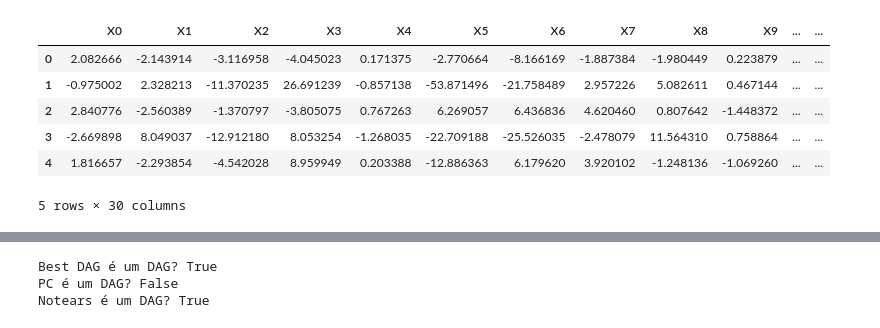
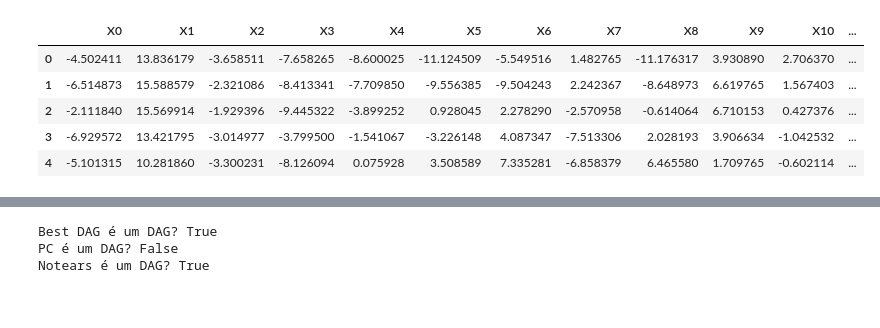
Before and after one commit to DuarteDvv/genetic_causal_graph, a Jupyter notebook: experiments.ipynb, the cells around one changed output, grey strips where cells are left out. Cells and saved outputs as stored; diff of their text form; code cells hidden in the pictures.

```diff
--- a/experiments.ipynb
+++ b/experiments.ipynb
@@ -22,12 +22,19 @@ Note: you may need to restart the kernel to use updated packages.
 from castle.common import GraphDAG
 from castle.datasets import IIDSimulation, DAG
 import pandas as pd
+import random
+import numpy as np
+
+SEED = 42
+random.seed(SEED)
+np.random.seed(SEED)
 
 # gera um DAG aleatório com pesos
-weighted_random_dag = DAG.erdos_renyi(n_nodes=30, n_edges=120, weight_range=(0.5, 2.0), seed=1)
+weighted_random_dag = DAG.erdos_renyi(n_nodes=20, n_edges=80, weight_range=(0.5, 2.0), seed=1)
 
 # gera um dataset a partir do DAG
-dataset = IIDSimulation(W=weighted_random_dag, n=1000, method='linear', sem_type='gauss')
+# dataset = IIDSimulation(W=weighted_random_dag, n=1000, method='linear', sem_type='gauss') # linear: X = W @ X + noise
+dataset = IIDSimulation(W=weighted_random_dag, n=1000, method='nonlinear', sem_type='mlp') # nonlinear: X = W @ mlp(X) + noise
 true_causal_matrix, X = dataset.B, dataset.X
 
 df_X = pd.DataFrame(X, columns=[f'X{i}' for i in range(X.shape[1])])
@@ -38,10 +44,9 @@ df_X.head()
-|  | X0 | X1 | X2 | X3 | X4 | X5 | X6 | X7 | X8 | X9 | ... | ... |
-| 0 | 2.082666 | -2.143914 | -3.116958 | -4.045023 | 0.171375 | -2.770664 | -8.166169 | -1.887384 | -1.980449 | 0.223879 | ... | ... |
-| 1 | -0.975002 | 2.328213 | -11.370235 | 26.691239 | -0.857138 | -53.871496 | -21.758489 | 2.957226 | 5.082611 | 0.467144 | ... | ... |
-| 2 | 2.840776 | -2.560389 | -1.370797 | -3.805075 | 0.767263 | 6.269057 | 6.436836 | 4.620460 | 0.807642 | -1.448372 | ... | ... |
-| 3 | -2.669898 | 8.049037 | -12.912180 | 8.053254 | -1.268035 | -22.709188 | -25.526035 | -2.478079 | 11.564310 | 0.758864 | ... | ... |
-| 4 | 1.816657 | -2.293854 | -4.542028 | 8.959949 | 0.203388 | -12.886363 | 6.179620 | 3.920102 | -1.248136 | -1.069260 | ... | ... |
+|  | X0 | X1 | X2 | X3 | X4 | X5 | X6 | X7 | X8 | X9 | X10 | ... |
+| 0 | -4.502411 | 13.836179 | -3.658511 | -7.658265 | -8.600025 | -11.124509 | -5.549516 | 1.482765 | -11.176317 | 3.930890 | 2.706370 | ... |
+| 1 | -6.514873 | 15.588579 | -2.321086 | -8.413341 | -7.709850 | -9.556385 | -9.504243 | 2.242367 | -8.648973 | 6.619765 | 1.567403 | ... |
+| 2 | -2.111840 | 15.569914 | -1.929396 | -9.445322 | -3.899252 | 0.928045 | 2.278290 | -2.570958 | -0.614064 | 6.710153 | 0.427376 | ... |
+| 3 | -6.929572 | 13.421795 | -3.014977 | -3.799500 | -1.541067 | -3.226148 | 4.087347 | -7.513306 | 2.028193 | 3.906634 | -1.042532 | ... |
+| 4 | -5.101315 | 10.281860 | -3.300231 | -8.126094 | 0.075928 | 3.508589 | 7.335281 | -6.858379 | 6.465580 | 1.709765 | -0.602114 | ... |
-5 rows × 30 columns
 # %%
 import time
 from castle.algorithms import PC, Notears, GES
```
Also changed, not shown: parts of 3 cells of this notebook, 4 other files.
